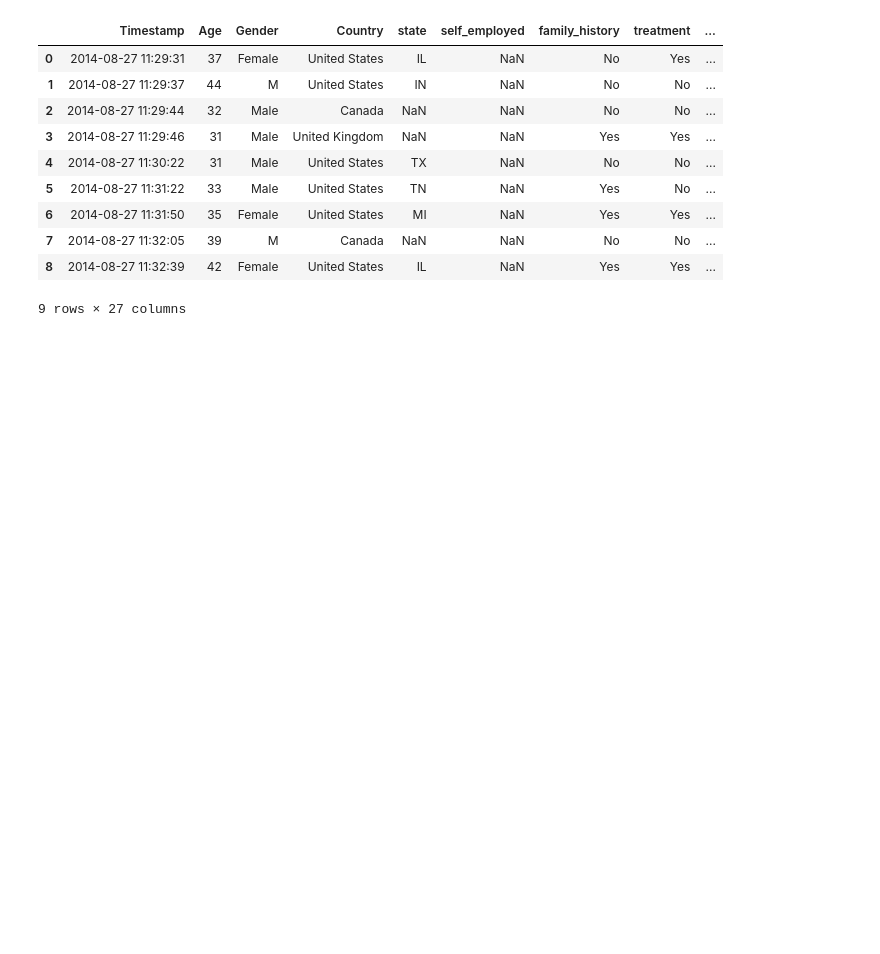
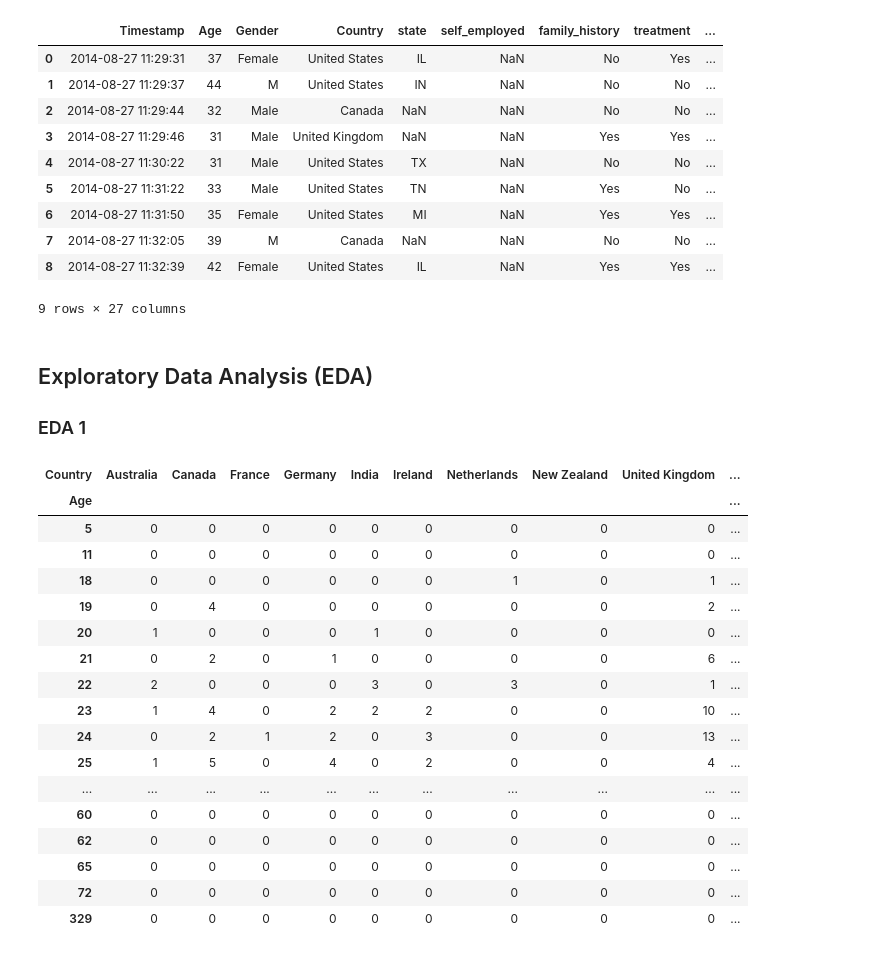
Before and after one commit to ubco-W2022T2-data301/project-group-group-49, a Jupyter notebook: analysis/analysis1.ipynb, the cells around one changed output. Cells and saved outputs as stored; diff of their text form; code cells hidden in the pictures; blank space fills up the shorter version.

Commit message:
Updated EDA for Analysis 1

```diff
--- a/analysis/analysis1.ipynb
+++ b/analysis/analysis1.ipynb
@@ -31,3 +32,49 @@ df.head(9)
 | 7 | 2014-08-27 11:32:05 | 39 | M | Canada | NaN | NaN | No | No | ... |
 | 8 | 2014-08-27 11:32:39 | 42 | Female | United States | IL | NaN | Yes | Yes | ... |
 9 rows × 27 columns
+# %% [markdown]
+## Exploratory Data Analysis (EDA)
+
+### EDA 1
+# %%
+# group the data by Country and Age, and count the occurrences
+grouped = df.groupby(['Country', 'Age']).size().reset_index(name='counts')
+
+# get the top 3 most common ages for each country
+top_ages = grouped.groupby('Country').apply(lambda x: x.nlargest(3, 'counts')).reset_index(drop=True)
+
+# get the top 10 most common countries
+top_countries = grouped.groupby('Country')['counts'].sum().nlargest(10).index
+
+# filter the original DataFrame to only include the top 3 most common countries
+filtered_df = df[df['Country'].isin(top_countries)]
+
+# group the filtered data by Country and Age, and count the occurrences
+filtered_grouped = filtered_df.groupby(['Country', 'Age']).size().reset_index(name='counts')
+
+# create a pivot table for the top 3 most common ages in each country
+pivot_table = pd.pivot_table(filtered_grouped, values='counts', index=['Age'], columns=['Country'], aggfunc='sum', fill_value=0)
+
+# remove rows with negative signs
+pivot_table = pivot_table.loc[~pivot_table.index.astype(str).str.startswith('-')]
+
+pivot_table
+# %% [output]
+| Country | Australia | Canada | France | Germany | India | Ireland | Netherlands | New Zealand | United Kingdom | ... |
+| Age |  |  |  |  |  |  |  |  |  | ... |
+| 5 | 0 | 0 | 0 | 0 | 0 | 0 | 0 | 0 | 0 | ... |
+| 11 | 0 | 0 | 0 | 0 | 0 | 0 | 0 | 0 | 0 | ... |
+| 18 | 0 | 0 | 0 | 0 | 0 | 0 | 1 | 0 | 1 | ... |
+| 19 | 0 | 4 | 0 | 0 | 0 | 0 | 0 | 0 | 2 | ... |
+| 20 | 1 | 0 | 0 | 0 | 1 | 0 | 0 | 0 | 0 | ... |
+| 21 | 0 | 2 | 0 | 1 | 0 | 0 | 0 | 0 | 6 | ... |
+| 22 | 2 | 0 | 0 | 0 | 3 | 0 | 3 | 0 | 1 | ... |
+| 23 | 1 | 4 | 0 | 2 | 2 | 2 | 0 | 0 | 10 | ... |
+| 24 | 0 | 2 | 1 | 2 | 0 | 3 | 0 | 0 | 13 | ... |
+| 25 | 1 | 5 | 0 | 4 | 0 | 2 | 0 | 0 | 4 | ... |
+| ... | ... | ... | ... | ... | ... | ... | ... | ... | ... | ... |
+| 60 | 0 | 0 | 0 | 0 | 0 | 0 | 0 | 0 | 0 | ... |
+| 62 | 0 | 0 | 0 | 0 | 0 | 0 | 0 | 0 | 0 | ... |
+| 65 | 0 | 0 | 0 | 0 | 0 | 0 | 0 | 0 | 0 | ... |
+| 72 | 0 | 0 | 0 | 0 | 0 | 0 | 0 | 0 | 0 | ... |
+| 329 | 0 | 0 | 0 | 0 | 0 | 0 | 0 | 0 | 0 | ... |
```
Also changed, not shown: parts of 3 cells of this notebook.
